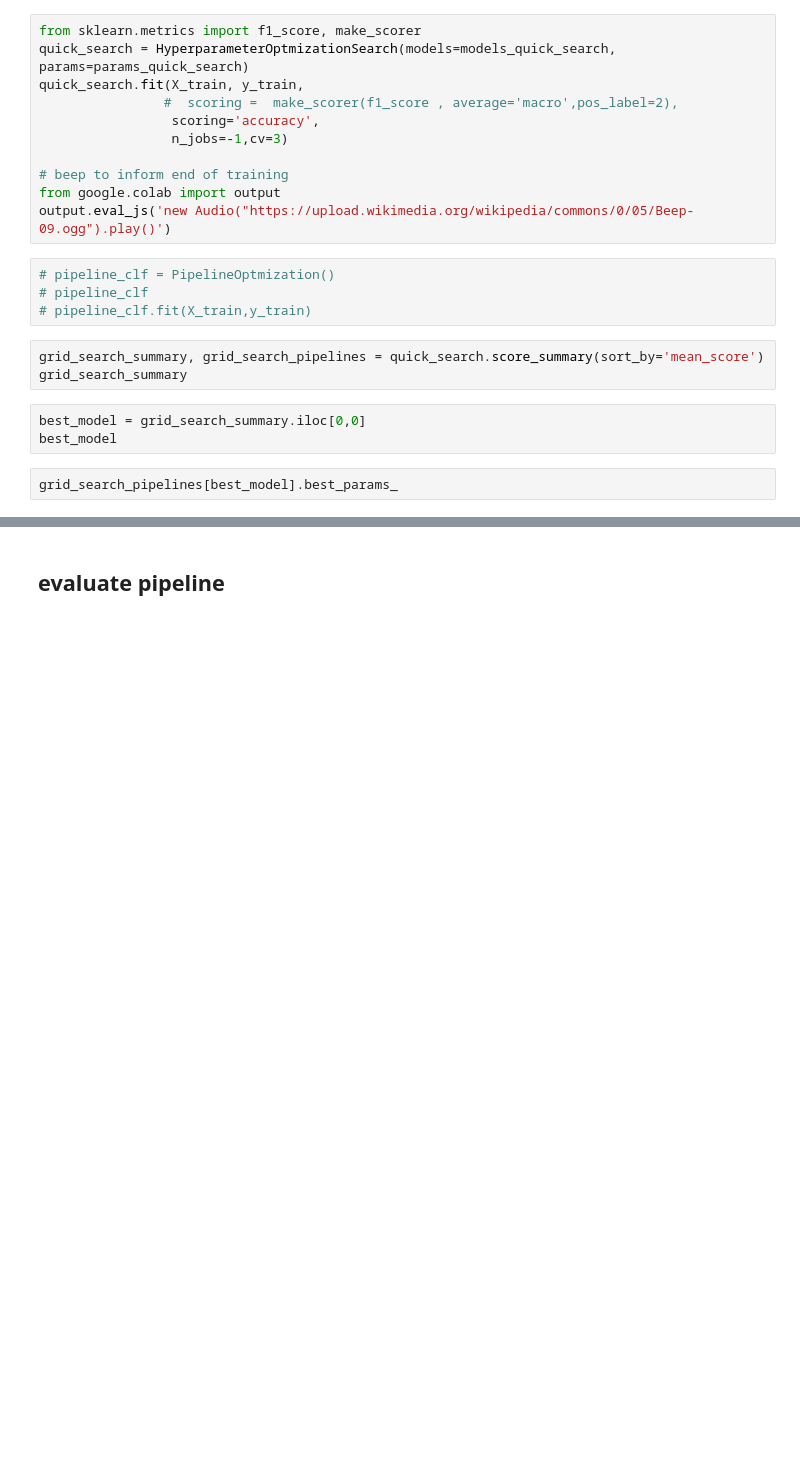
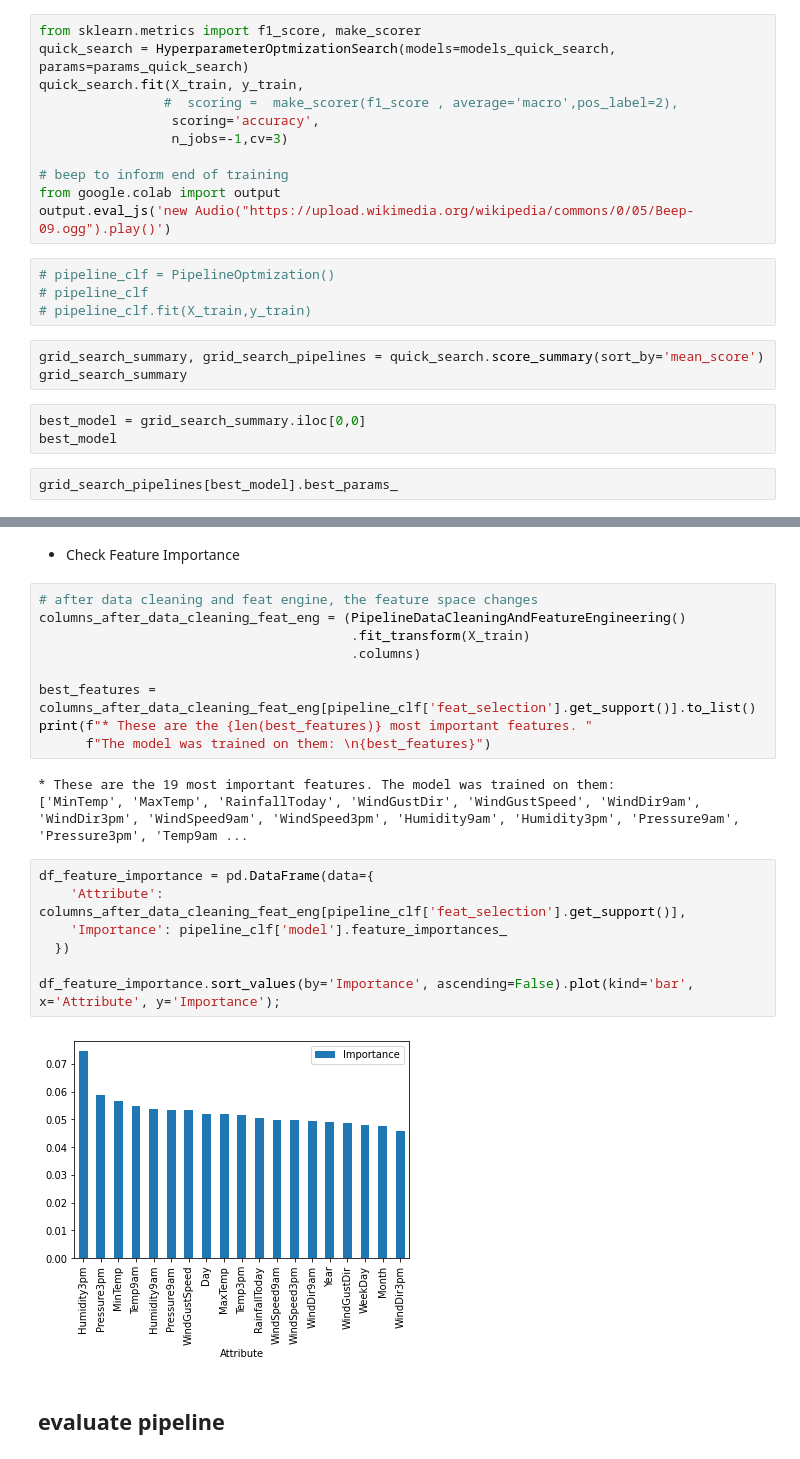
Before and after one commit to FernandoRocha88/WalkthroughProject, a Jupyter notebook: jupyter_notebooks/Predict RainfallTomorrow/Modeling and Evaluation - Regression.ipynb, the cells around one changed output, grey strips where cells are left out. Cells and saved outputs as stored; diff of their text form; blank space fills up the shorter version.

```diff
--- a/jupyter_notebooks/Predict RainfallTomorrow/Modeling and Evaluation - Regression.ipynb
+++ b/jupyter_notebooks/Predict RainfallTomorrow/Modeling and Evaluation - Regression.ipynb
@@ -1075,3 +1096,26 @@ pipeline_clf
+# %% [markdown]
+* Check Feature Importance
+# %%
+# after data cleaning and feat engine, the feature space changes
+columns_after_data_cleaning_feat_eng = (PipelineDataCleaningAndFeatureEngineering()
+                                        .fit_transform(X_train)
+                                        .columns)
+
+best_features = columns_after_data_cleaning_feat_eng[pipeline_clf['feat_selection'].get_support()].to_list()
+print(f"* These are the {len(best_features)} most important features. "
+      f"The model was trained on them: \n{best_features}")
+# %% [output]
+* These are the 19 most important features. The model was trained on them:
+['MinTemp', 'MaxTemp', 'RainfallToday', 'WindGustDir', 'WindGustSpeed', 'WindDir9am', 'WindDir3pm', 'WindSpeed9am', 'WindSpeed3pm', 'Humidity9am', 'Humidity3pm', 'Pressure9am', 'Pressure3pm', 'Temp9am ...
+# %%
+df_feature_importance = pd.DataFrame(data={
+    'Attribute': columns_after_data_cleaning_feat_eng[pipeline_clf['feat_selection'].get_support()],
+    'Importance': pipeline_clf['model'].feature_importances_
+  })
+
+df_feature_importance.sort_values(by='Importance', ascending=False).plot(kind='bar', x='Attribute', y='Importance');
+# %% [output]
+[figure, added]
 # %% [markdown]
 ## evaluate pipeline
 # %%
```
Also changed, not shown: parts of 3 cells of this notebook.
